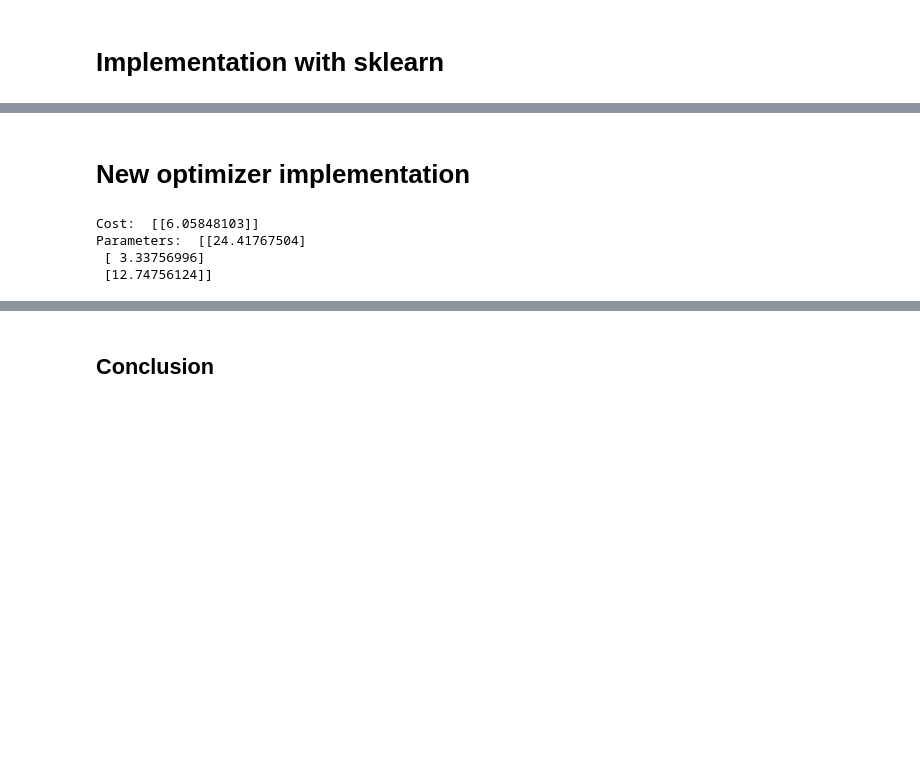
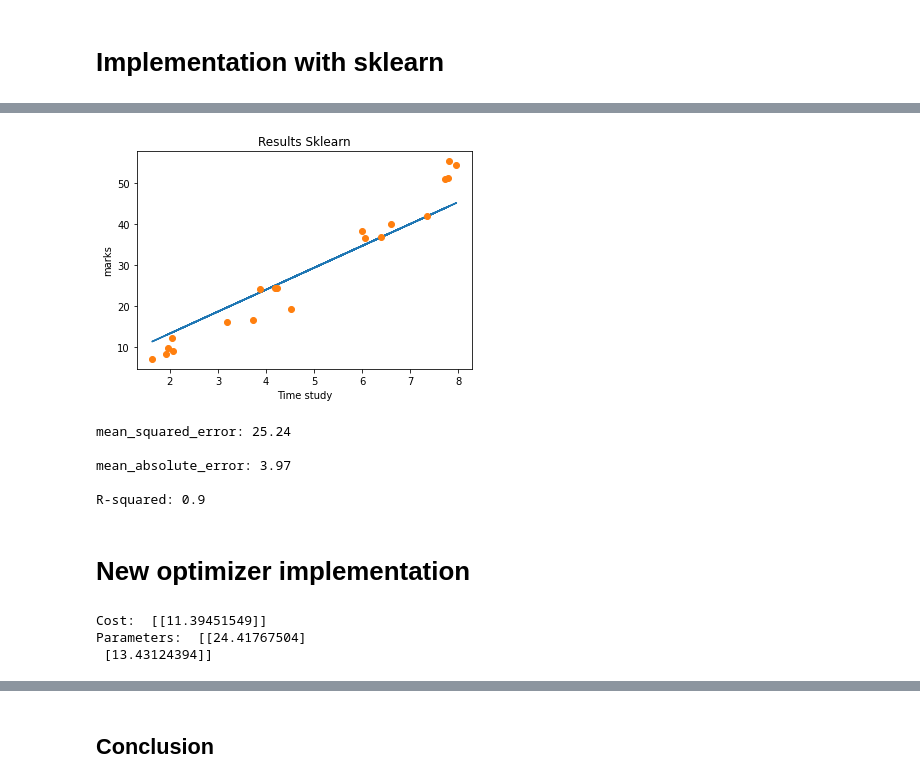
Before and after one commit to facundo1220/linear-regression-using-python, a Jupyter notebook: linear_regression_using_python.ipynb, the cells around one changed output, grey strips where cells are left out. Saved outputs shown, nothing was run; the diff lists cells and outputs as text; code cells hidden in the pictures; blank space fills up the shorter version.

```diff
--- a/linear_regression_using_python.ipynb
+++ b/linear_regression_using_python.ipynb
@@ -211,11 +247,11 @@ fig.show()
 # Implementation with sklearn
 # %%
 
-reg = LinearRegression().fit(x_o, y_o)
+reg = LinearRegression().fit(xo_train, yo_train)
 
 y_sklearn=[]
 
-for i in x_o:
+for i in xo_test:
 
   p=reg.predict(np.array([i]))
 
@@ -223,7 +259,3 @@ for i in x_o:
 
 y_sklearn=np.array(y_sklearn)
 y_sklearn =y_sklearn.flatten()
-
-fig = go.Figure(data=[go.Scatter3d(x=np.array(x_o[:,0]), y=np.array(x_o[:,1]), z=np.array(y_sklearn),mode='markers')])
-
-fig.show()
@@ -232,11 +262,48 @@ fig.show()
+# %%
+
+# We plot the comparison of regression and original data
+
+plt.plot(np.array(xo_test), np.array(y_sklearn),"-")
+plt.plot(np.array(xo_test), np.array(yo_test),"o")
+
+plt.xlabel("Time study")
+plt.ylabel("marks")
+plt.title("Results Sklearn")
+
+plt.show()
+
+# Model metrics
+
+# mean_squared_error
+
+se2=mean_squared_error(yo_test,y_sklearn)
+print("\nmean_squared_error: "+str(round(se2, 2)))
+
+# mean_absolute_error
+
+ae2=mean_absolute_error(yo_test,y_sklearn)
+print("\nmean_absolute_error: "+str(round(ae2, 2)))
+
+# R-squared or Coefficient of Determination
+
+r2_2=r2_score(yo_test,y_sklearn)
+print("\nR-squared: "+str(round(r2_2, 2)))
+# %% [output]
+[figure, added]
+mean_squared_error: 25.24
+
+mean_absolute_error: 3.97
+
+R-squared: 0.9
 # %% [markdown]
 # New optimizer implementation
 # %%
 
-x2,y2 = load_data2("Student_Marks.csv")
+# In this case we apply the Momentum optimizer
+
+x2,y2 = x,y
 
 y2 = np.reshape(y2, (100,1))
-x2 = np.hstack((np.ones((x2.shape[0],1)), x2))
 
 theta2 = np.zeros((x2.shape[1], 1))
 learning_rate2 = 0.1
@@ -249,9 +316,8 @@ J2 = cost_function(x2, y2, theta2)
 print("Cost: ", J2)
 print("Parameters: ", theta2)
 # %% [output]
-Cost:  [[6.05848103]]
+Cost:  [[11.39451549]]
 Parameters:  [[24.41767504]
- [ 3.33756996]
- [12.74756124]]
+ [13.43124394]]
 # %%
 
```
Also changed, not shown: parts of 16 cells of this notebook.
